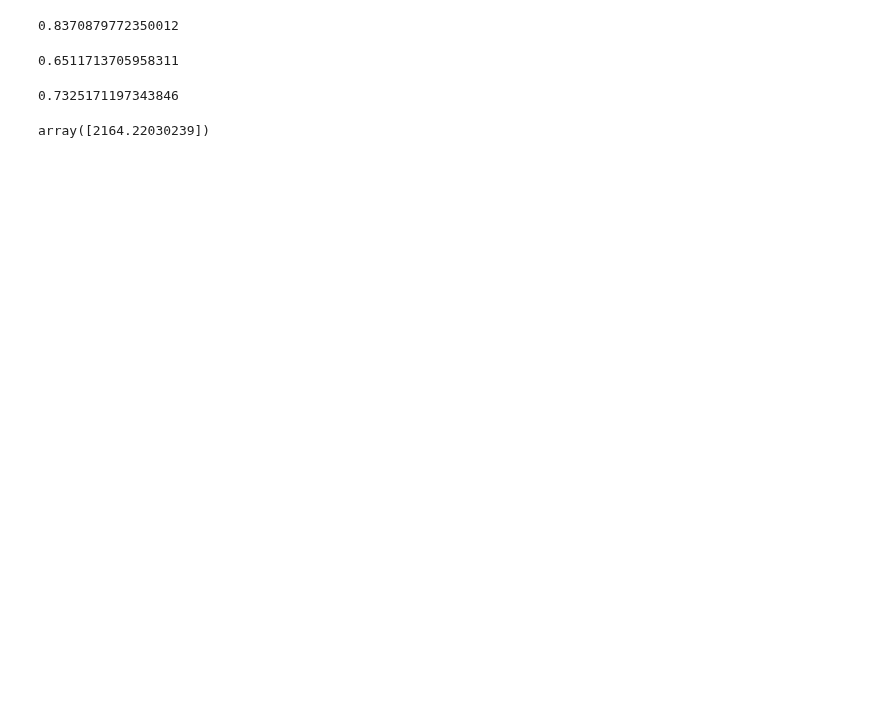
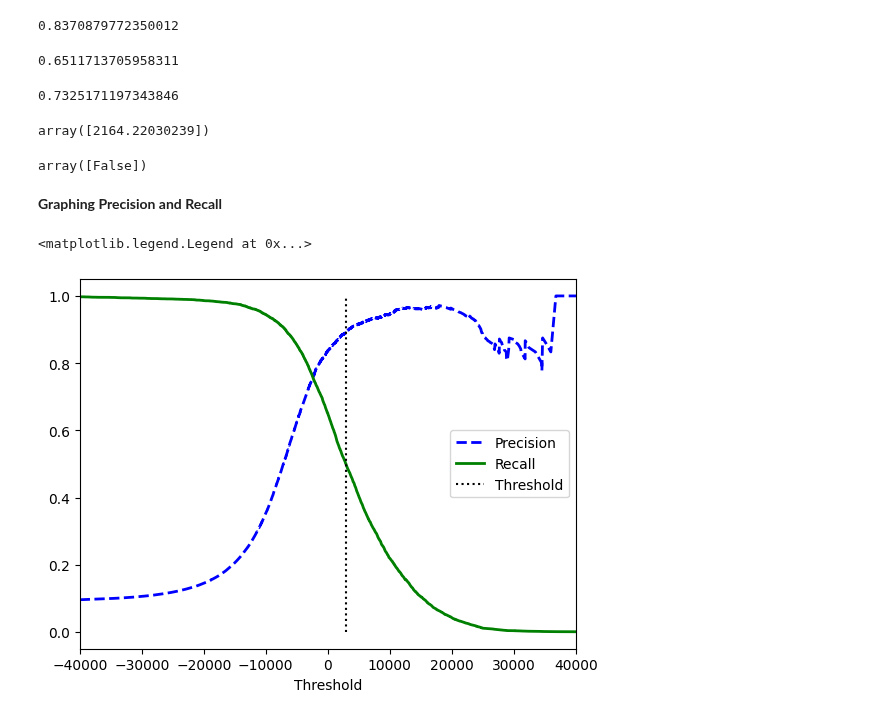
Before and after one commit to TaurusFire/Hands-on-Machine-Learning-Code-Notes, a Jupyter notebook: Chapter 3- Classification/Chapter 3 Work.ipynb, the cells around one changed output. Cells and saved outputs as stored; diff of their text form; code cells hidden in the pictures; blank space fills up the shorter version.

```diff
--- a/Chapter 3- Classification/Chapter 3 Work.ipynb
+++ b/Chapter 3- Classification/Chapter 3 Work.ipynb
@@ -151,2 +151,34 @@ y_scores
 # %% [output]
 array([2164.22030239])
+# %%
+#show the result when a higher threshold is used
+threshold = 3000
+y_some_input_pred = (y_scores > threshold)
+y_some_input_pred
+# %% [output]
+array([False])
+# %% [markdown]
+**Graphing Precision and Recall**
+# %%
+#obtain decision scores
+y_decision_scores = cross_val_predict(sgd_clf, X_train, y_train_5, cv=3, method= 'decision_function')
+# %%
+#obtain values for precision and recall at all possible thresholds
+precisions, recalls, thresholds = precision_recall_curve(y_train_5, y_decision_scores)
+# %%
+#use matplotlib to plot precision and recall as functions of the threshold value
+plt.plot(thresholds, precisions[:-1], "b--", label = "Precision", linewidth = 2) #exclude last result for precision as this is results from threshold of infinity
+plt.plot(thresholds, recalls[:-1],"g-", label = "Recall", linewidth = 2) #similar for recalls
+
+#plt.vlines used to plot vertical lines from ymin to ymax
+plt.vlines(threshold, 0, 1, "k", "dotted", label="Threshold")
+
+#use plt.xlim to set x limits
+plt.xlim(-40000,40000)
+
+#use plt.xlabel, .ylabel, and .title to create labels for axes and titles
+plt.xlabel("Threshold")
+plt.legend()
+# %% [output]
+<matplotlib.legend.Legend at 0x...>
+[figure, added]
```
Also changed, not shown: parts of 10 cells of this notebook, 1 other file.
